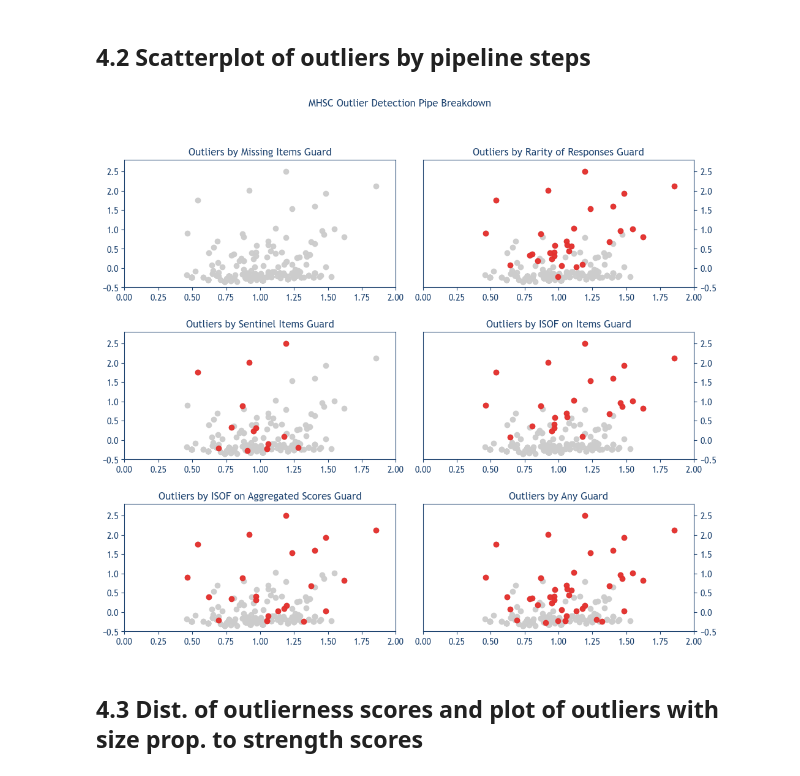
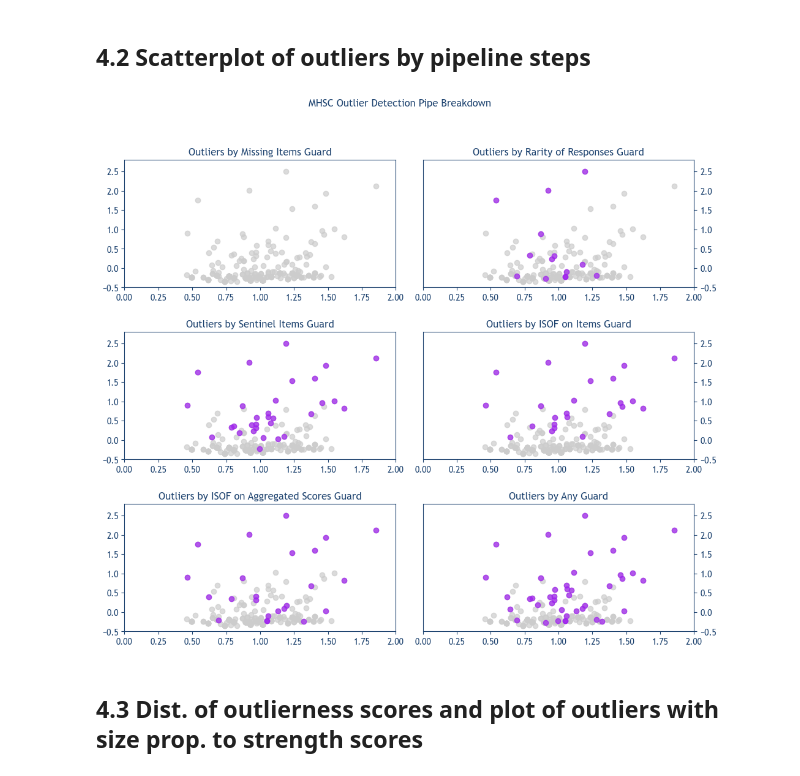
Before and after one commit to alkaest2002/mhsc, a Jupyter notebook: analysis/analysis.ipynb, the cells around one changed output. Cells and saved outputs as stored; diff of their text form; code cells hidden in the pictures.

```diff
--- a/analysis/analysis.ipynb
+++ b/analysis/analysis.ipynb
@@ -509,7 +509,14 @@ table_3_4 = (
 # %% [markdown]
 ## 4.1 Data for plots
 # %%
+# set constants
+ALPHA_VALUE = .7
 SPLINES_COLOR = "#204571"
+NO_OUTLIER_COLOR = "#CCCCCC"
+BASE_OUTLIER_COLOR = "#A020F0"
+MODERATE_OUTLIER_COLOR = "#ffce00"
+STRONG_OUTLIER_COLOR = "#CE2B37"
+EXTREME_OUTLIER_COLOR = "#333333"
 # %%
 # pre process data
 X_items = df.filter(regex="mhsc_\d")
@@ -542,10 +549,11 @@ data.head(2)
 # %% [markdown]
 ## 4.2 Scatterplot of outliers by pipeline steps
 # %%
+# init figure
 fig = plt.figure(figsize=(12,10))
-
 gs = GridSpec(3, 2, figure=fig)
 
+# get axes
 ax1 = fig.add_subplot(gs[0, 0])
 ax2 = fig.add_subplot(gs[0, 1])
 ax3 = fig.add_subplot(gs[1, 0])
@@ -553,42 +561,42 @@ ax4 = fig.add_subplot(gs[1, 1])
 ax5 = fig.add_subplot(gs[2, 0])
 ax6 = fig.add_subplot(gs[2, 1])
 
-ALPHA = .95
-
+# scatter plot
 for algo, ax in zip(
-    ["missing", "uniqueness", "sentinel", "isof_items", "isof_parts", "score"],
+    df.filter(regex="outlier_(?!strength)").columns.to_list(),
     [ax1, ax2, ax3, ax4, ax5, ax6]
 ):
-    outliers_mask =  data.loc[:, [f"outlier_{algo}"]].replace(1,0).abs().gt(0).sum(axis=1) > 0
-    ax.scatter(data["f1"], data["f2"], c="#ccc", alpha=ALPHA)
+    outliers_mask =  data.loc[:, [algo]].replace(1,0).abs().gt(0).sum(axis=1) > 0
+    ax.scatter(data["f1"], data["f2"], c=NO_OUTLIER_COLOR, alpha=ALPHA_VALUE)
     ax.scatter(
         data.loc[outliers_mask, "f1"],
         data.loc[outliers_mask, "f2"],
-        c="#e5302d",
-        alpha=ALPHA
+        c=BASE_OUTLIER_COLOR,
+        alpha=ALPHA_VALUE
     )
 
+# customize axes
 for idx, ax in enumerate([ax1, ax2, ax3, ax4, ax5, ax6], 1):
     if idx % 2 == 0: ax.yaxis.tick_right()
     ax.set_xlim(0, 2)
     ax.set_ylim(-.5, 2.8)
-
     ax.tick_params(color=SPLINES_COLOR, labelcolor=SPLINES_COLOR)
     for spine in ax.spines.values():
         spine.set_edgecolor(SPLINES_COLOR)
 
 fig.suptitle("MHSC Outlier Detection Pipe Breakdown", c=SPLINES_COLOR)
 ax1.set_title("Outliers by Missing Items Guard", c=SPLINES_COLOR)
 ax2.set_title("Outliers by Rarity of Responses Guard", c=SPLINES_COLOR)
 ax3.set_title("Outliers by Sentinel Items Guard", c=SPLINES_COLOR)
 ax4.set_title("Outliers by ISOF on Items Guard", c=SPLINES_COLOR)
 ax5.set_title("Outliers by ISOF on Aggregated Scores Guard", c=SPLINES_COLOR)
 ax6.set_title("Outliers by Any Guard", c=SPLINES_COLOR)
 
+# save figure
 plt.subplots_adjust(wspace=0.1, hspace=.35)
 plt.savefig("./media/plot1.pdf", bbox_inches='tight')
 # %% [output]
-[figure, old version]
+[figure, new version]
 # %% [markdown]
 ## 4.3 Dist. of outlierness scores and plot of outliers with size prop. to strength scores
 # %%
```
Also changed, not shown: parts of 2 cells of this notebook, 4 other files.
